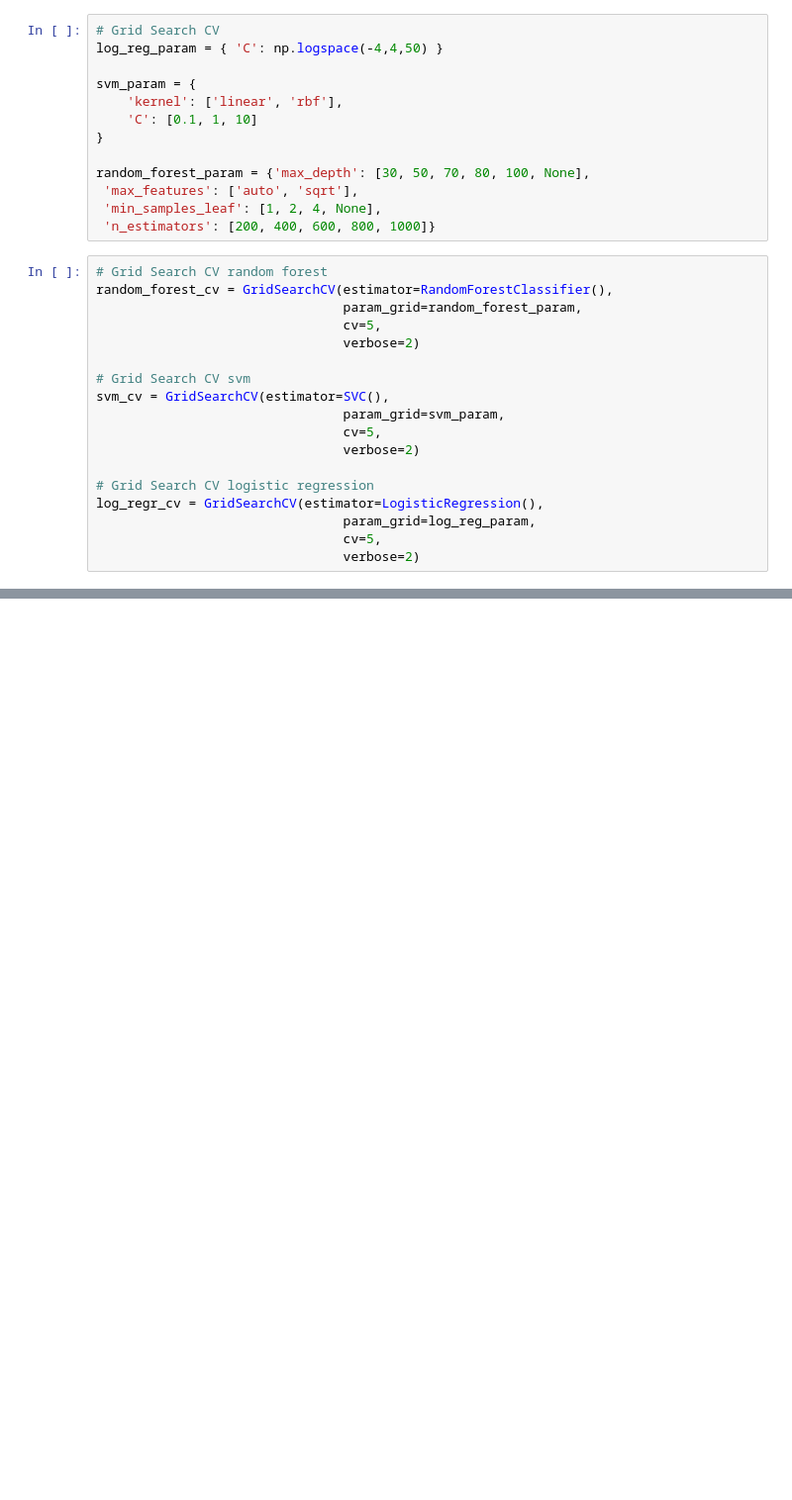
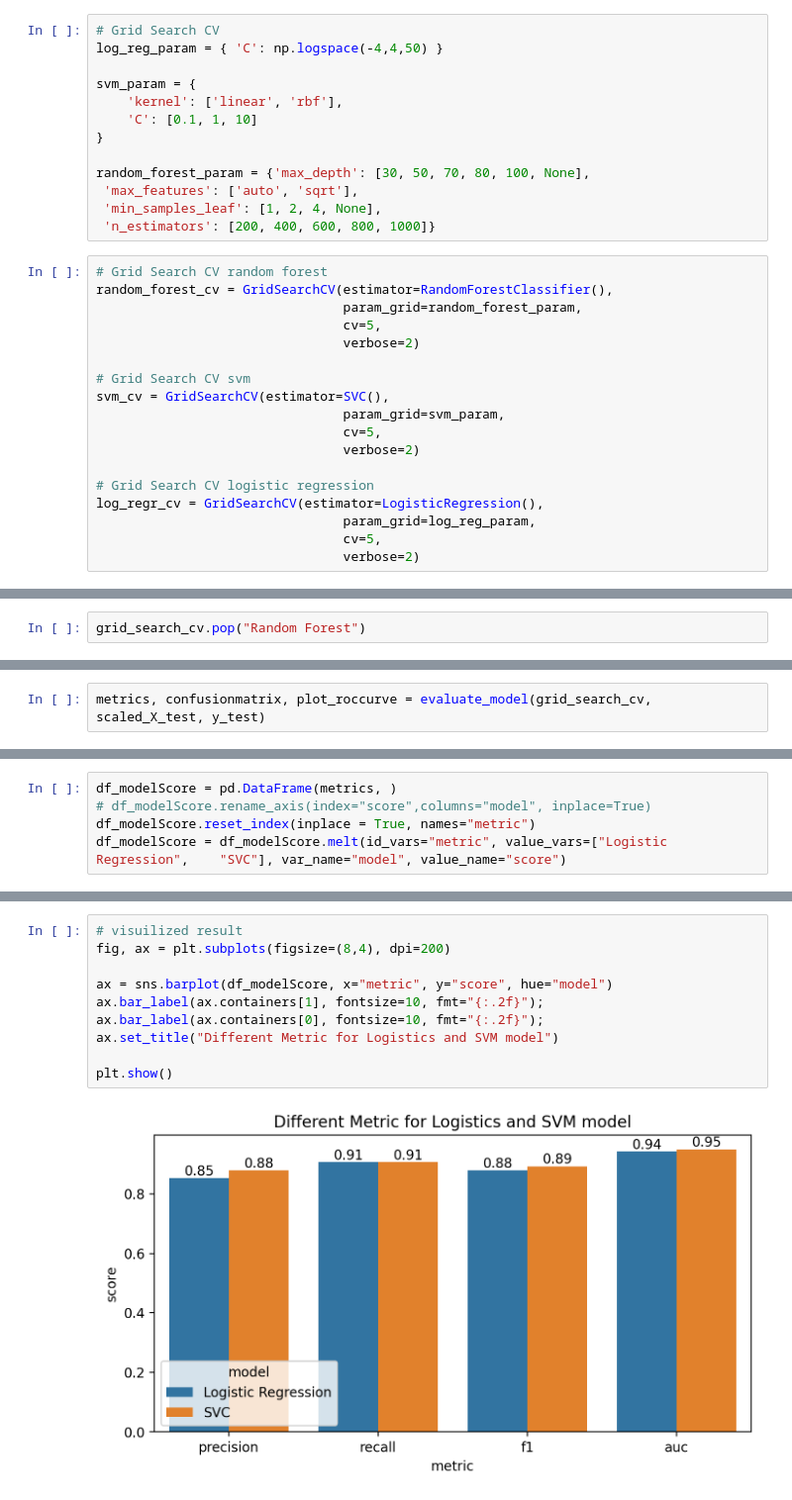
Before and after one commit to AkshilShah21/heart-disease-project, a Jupyter notebook: heart_disease.ipynb, the cells around one changed output, grey strips where cells are left out. Shown at 99% size. Cells and saved outputs as stored; diff of their text form; blank space fills up the shorter version.

Commit message:
model Evaluation - Precision, Recall, confusion Matrix and AUC-ROC curve

```diff
--- a/heart_disease.ipynb
+++ b/heart_disease.ipynb
@@ -594,0 +600,2 @@ Baseline model
+# %%
+grid_search_cv.pop("Random Forest")
@@ -594,0 +651,2 @@ Baseline model
+# %%
+metrics, confusionmatrix, plot_roccurve = evaluate_model(grid_search_cv, scaled_X_test, y_test)
@@ -594,0 +664,5 @@ Baseline model
+# %%
+df_modelScore = pd.DataFrame(metrics, )
+# df_modelScore.rename_axis(index="score",columns="model", inplace=True)
+df_modelScore.reset_index(inplace = True, names="metric")
+df_modelScore = df_modelScore.melt(id_vars="metric", value_vars=["Logistic Regression",	"SVC"], var_name="model", value_name="score")
@@ -594,0 +681,12 @@ Baseline model
+# %%
+# visuilized result
+fig, ax = plt.subplots(figsize=(8,4), dpi=200)
+
+ax = sns.barplot(df_modelScore, x="metric", y="score", hue="model")
+ax.bar_label(ax.containers[1], fontsize=10, fmt="{:.2f}");
+ax.bar_label(ax.containers[0], fontsize=10, fmt="{:.2f}");
+ax.set_title("Different Metric for Logistics and SVM model")
+
+plt.show()
+# %% [output]
+[figure, added]
```
Also changed, not shown: parts of 19 cells of this notebook.
